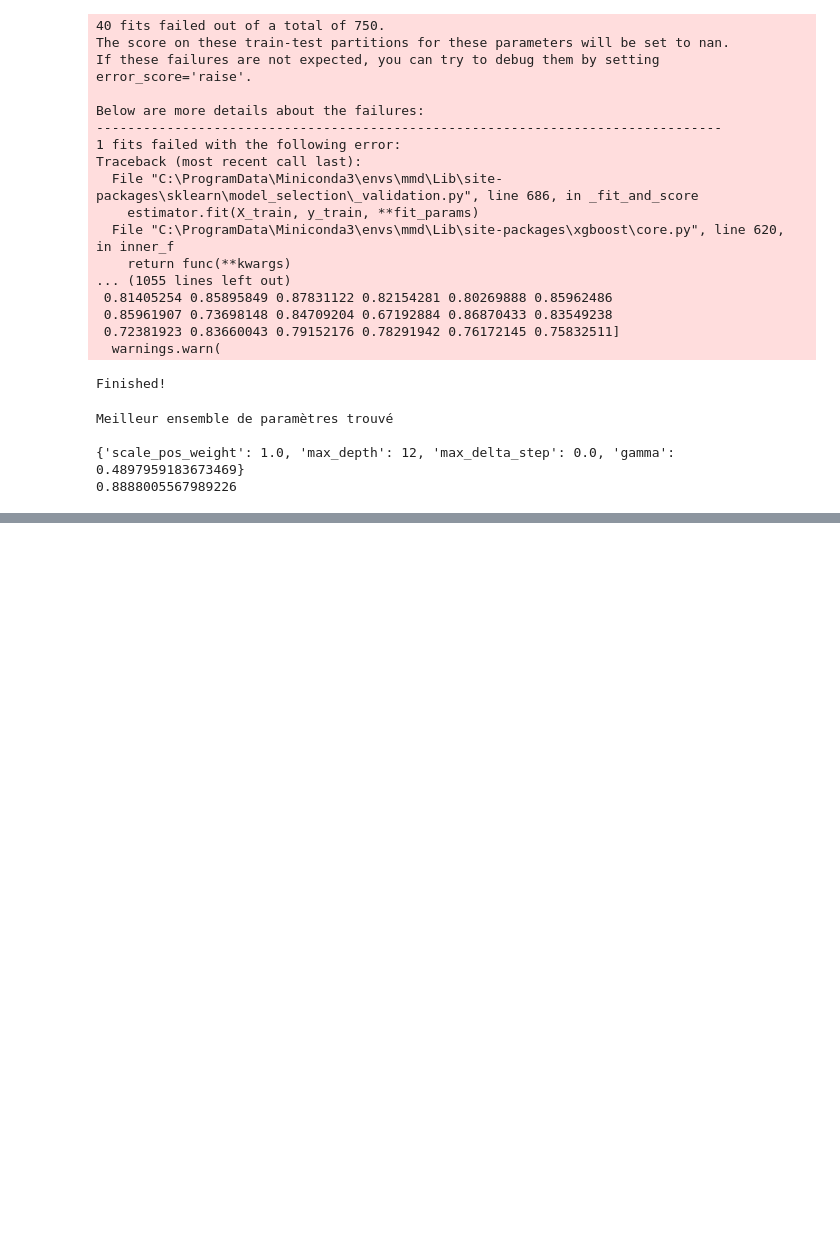
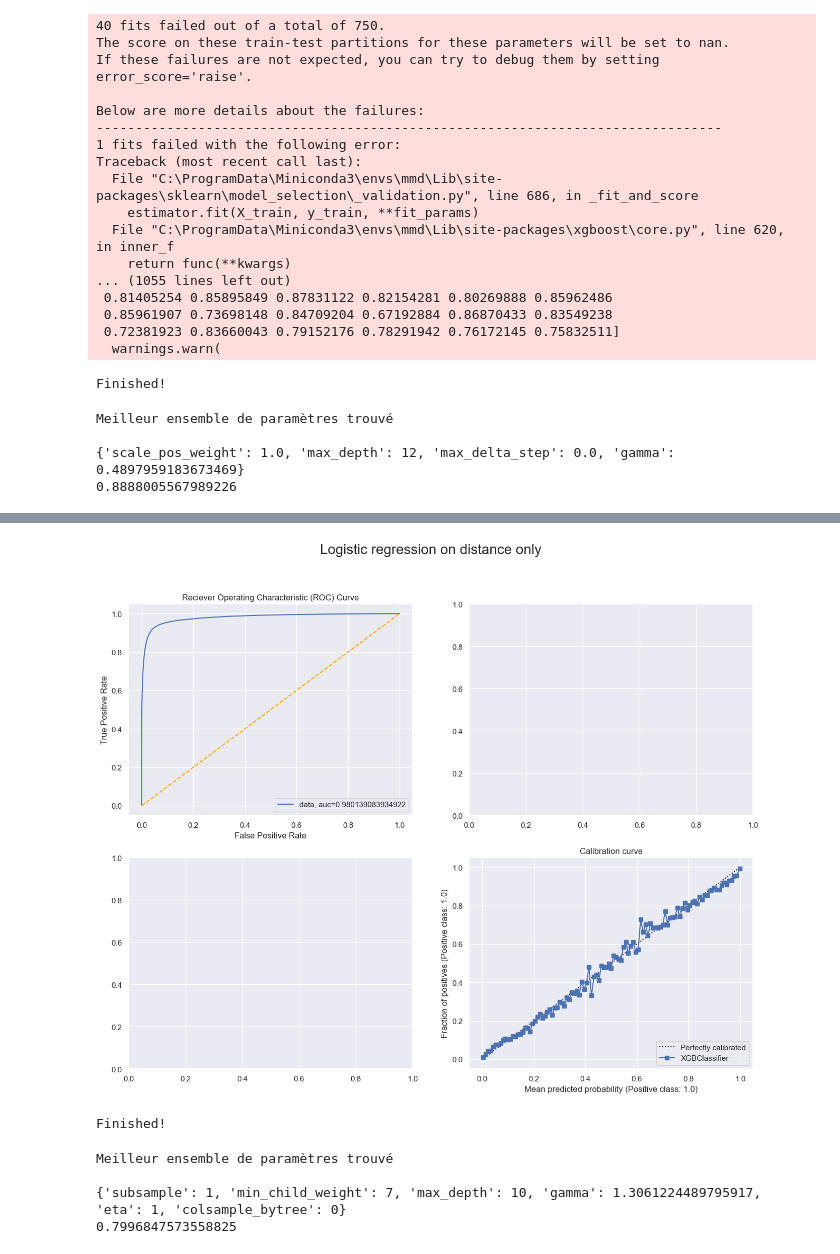
Before and after one commit to anw1998/MMD6020_Final_Project, a Jupyter notebook: notebooks/test_xgb.ipynb, the cells around one changed output, grey strips where cells are left out. Drawn from its saved outputs; the diff is of its cells as text; code cells hidden in the pictures; blank space fills up the shorter version.

```diff
--- a/notebooks/test_xgb.ipynb
+++ b/notebooks/test_xgb.ipynb
@@ -140,0 +225,34 @@ fig
+# %%
+fig
+# %% [output]
+[figure, added]
+# %%
+from sklearn.model_selection import RandomizedSearchCV
+
+tuned_parameters = {
+  'gamma': np.linspace(0, 2, num=50),
+  'max_depth': np.linspace(0, 16, num=17, dtype=int),
+    'eta':np.linspace(0,1,num=11, dtype =int),
+    'colsample_bytree':np.linspace(0,1,num=11, dtype=int),
+    'subsample':np.linspace(0,1,num=11,dtype=int),
+    'min_child_weight':np.linspace(0,10,num=11,dtype=int)
+  }
+
+
+grid_search = RandomizedSearchCV(
+    xgb.XGBClassifier(tree_method="gpu_hist"), tuned_parameters, n_iter=150, scoring='accuracy', cv=5
+)
+grid_search.fit(X_train, y_train);
+print('Finished!')
+# %% [output]
+Finished!
+# %%
+print("Meilleur ensemble de paramètres trouvé")
+print()
+print(grid_search.best_params_)
+print(grid_search.best_score_)
+# %% [output]
+Meilleur ensemble de paramètres trouvé
+
+{'subsample': 1, 'min_child_weight': 7, 'max_depth': 10, 'gamma': 1.3061224489795917, 'eta': 1, 'colsample_bytree': 0}
+0.7996847573558825
```
Also changed, not shown: parts of 13 cells of this notebook.
